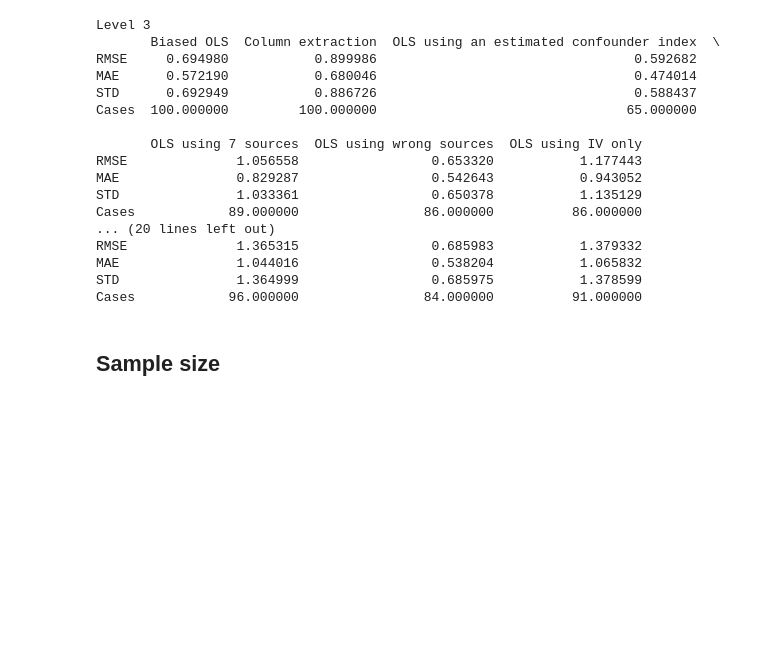
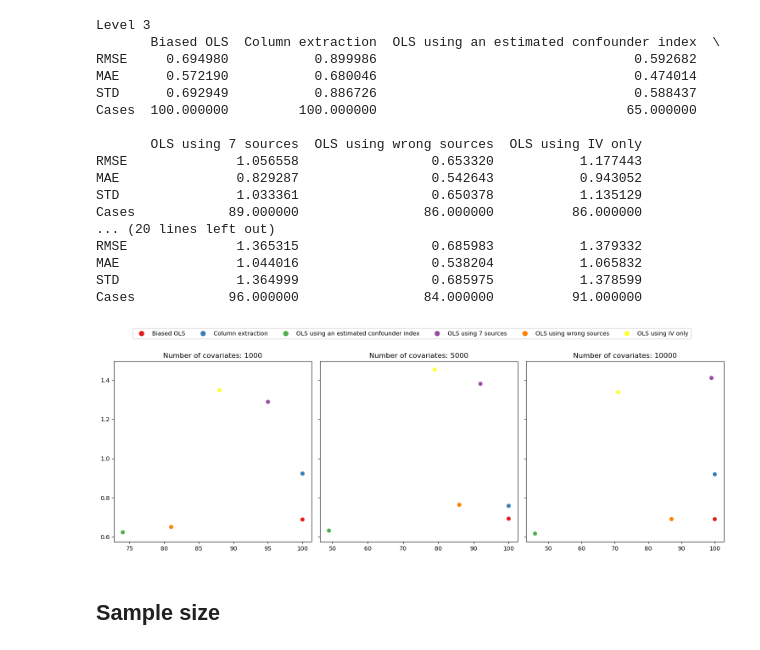
Before and after one commit to malo4300/ICA_IV_simulations, a Jupyter notebook: plots/plot_error_distribution.ipynb, the cells around one changed output. Drawn from its saved outputs; the diff is of its cells as text; code cells hidden in the pictures; blank space fills up the shorter version.

Commit message:
finalized covariate simulation

```diff
--- a/plots/plot_error_distribution.ipynb
+++ b/plots/plot_error_distribution.ipynb
@@ -253,6 +250,10 @@ RMSE              1.365315                 0.685983           1.379332
 MAE               1.044016                 0.538204           1.065832
 STD               1.364999                 0.685975           1.378599
 Cases            96.000000                84.000000          91.000000
+# %%
+plot_cases_vs_performance(method_summary, "rmse", "Number of covariates")
+# %% [output]
+[figure, added]
 # %% [markdown]
 ## Sample size
 # %%
```
Also changed, not shown: parts of 8 cells of this notebook, 7 other files.
